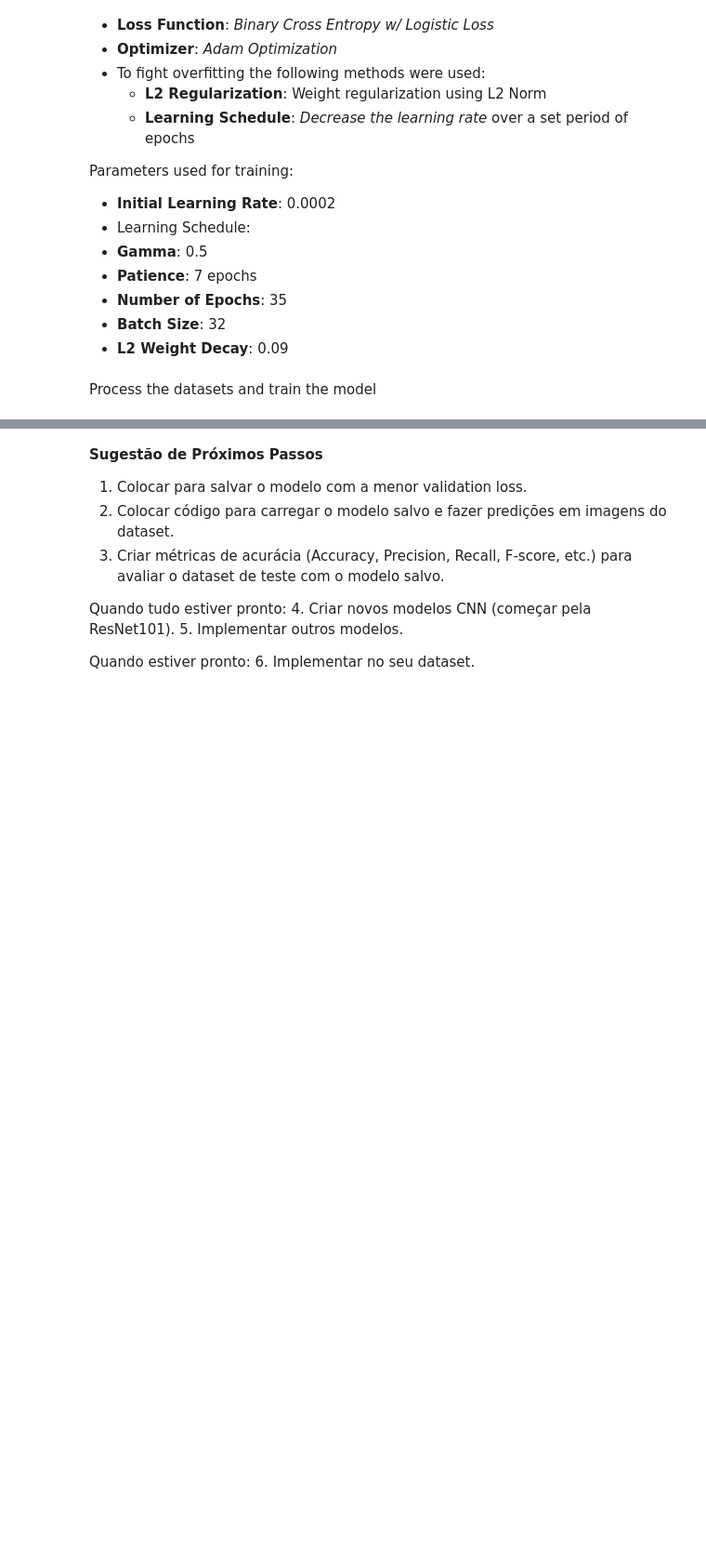
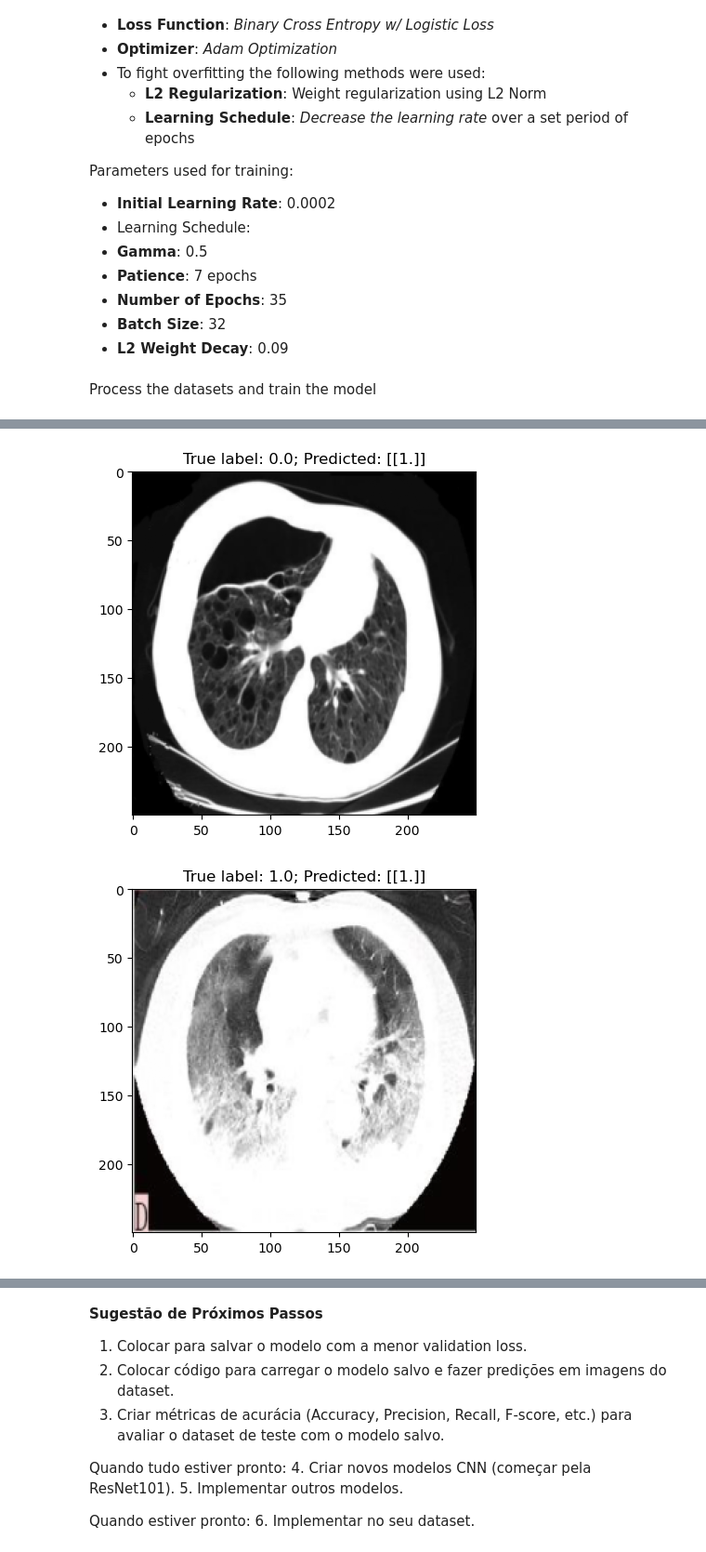
Before and after one commit to LucasLessa1/PIBIC, a Jupyter notebook: image-classification-using-pytorch.ipynb, the cells around one changed output, grey strips where cells are left out. Shown at 93% size. Cells and saved outputs as stored; diff of their text form; code cells hidden in the pictures; blank space fills up the shorter version.

```diff
--- a/image-classification-using-pytorch.ipynb
+++ b/image-classification-using-pytorch.ipynb
@@ -488,0 +611,49 @@ metrics
+# %%
+def process_images(model, test_dataset, device, plot_images=False, num_images_to_plot=10):
+    # Initialize variables to store predictions and ground truth
+    y_pred = []
+    test_loader = DataLoader(test_dataset, batch_size=1, shuffle=False)
+    images_plotted = 0  # Counter for the number of images plotted
+
+    with torch.no_grad():
+        for images, labels in test_loader:
+            images, labels = images.to(device), labels.to(device)
+            outputs = model(images)
+            predictions = torch.round(torch.sigmoid(outputs)).cpu().numpy()
+            y_pred.extend(predictions)
+
+            # Plot images with true and predicted labels
+            if plot_images and images_plotted < num_images_to_plot:
+                plot_image(images, labels, predictions)
+                images_plotted += 1
+
+            # Break the loop if the desired number of images is plotted
+            if images_plotted >= num_images_to_plot:
+                break
+
+
+def plot_image(images, true_label, predicted_label):
+    if len(images.shape) == 4 and images.shape[1] == 3:
+        # Convert CUDA tensor to numpy array and rearrange dimensions for RGB image
+        images = images.cpu().detach().numpy().squeeze().transpose((1, 2, 0))
+    else:
+        # Convert CUDA tensor to numpy array and squeeze if necessary
+        images = images.cpu().detach().numpy().squeeze()
+
+    if len(images.shape) == 2:
+        plt.imshow(images, cmap='gray')
+    else:
+        plt.imshow(images)
+
+    # Format the labels
+    true_label = true_label.item() if isinstance(true_label, torch.Tensor) else true_label
+    predicted_label = predicted_label.item() if isinstance(predicted_label, torch.Tensor) else predicted_label
+
+    plt.title(f'True label: {true_label}; Predicted: {predicted_label}')
+    plt.show()
+
+
+process_images(model, test_dataset, device, plot_images=True)
+# %% [output]
+[figure, added]
+[figure, added]
```
Also changed, not shown: parts of 25 cells of this notebook.
